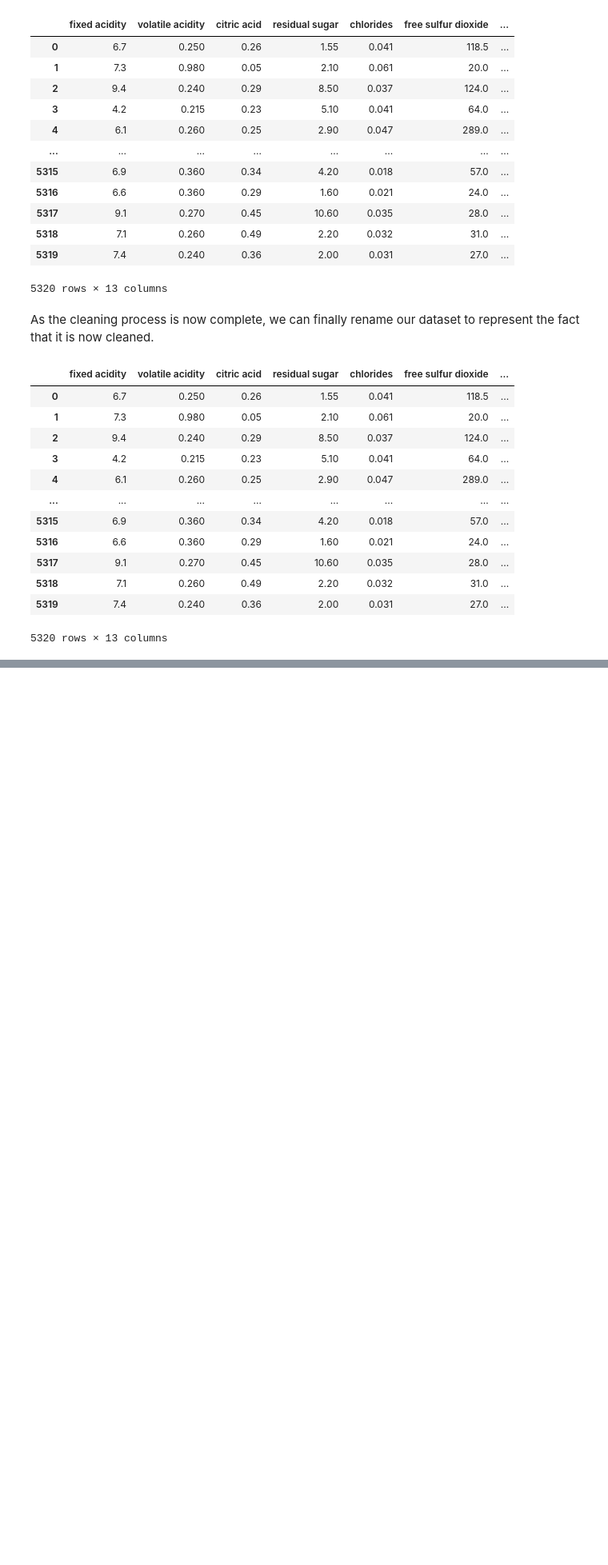
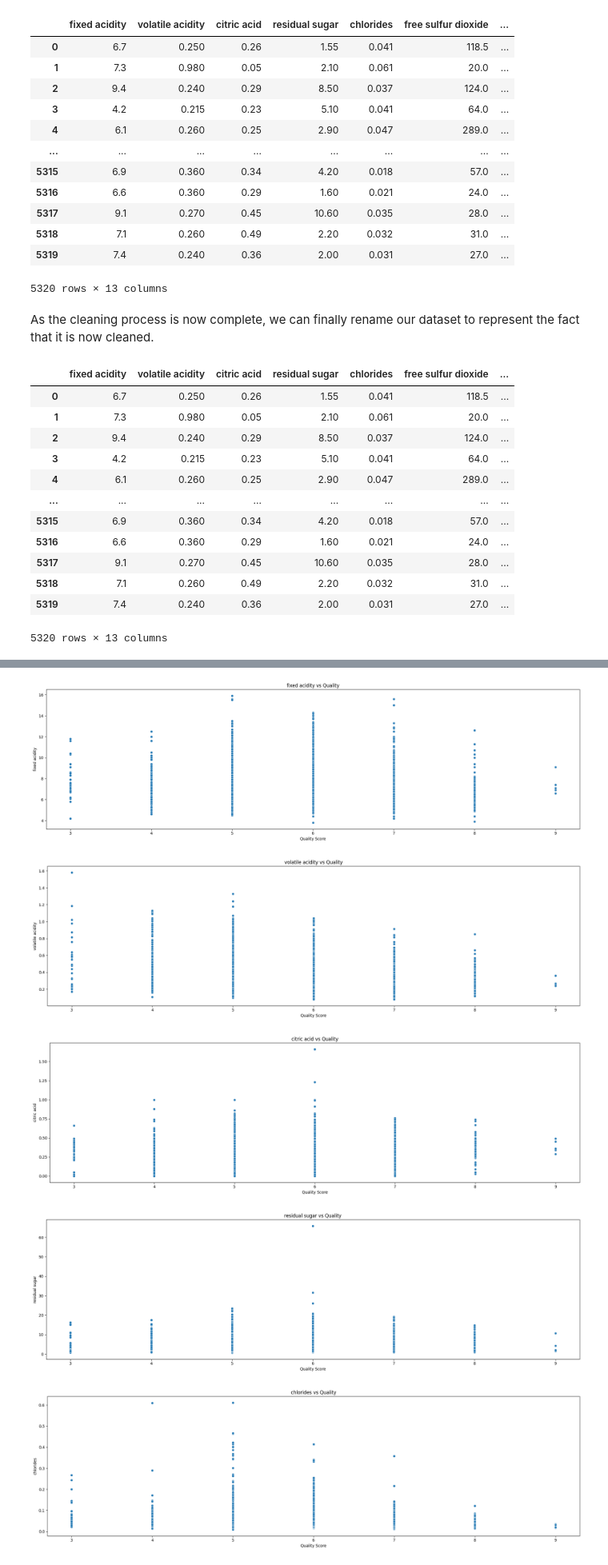
Before and after one commit to larasacodes/ML_Project_LaraAmusan, a Jupyter notebook: Wine_Quality_Predictor_LaraAmusan.ipynb, the cells around one changed output, grey strips where cells are left out. Shown at 80% size. Cells and saved outputs as stored; diff of their text form; code cells hidden in the pictures; blank space fills up the shorter version.

```diff
--- a/Wine_Quality_Predictor_LaraAmusan.ipynb
+++ b/Wine_Quality_Predictor_LaraAmusan.ipynb
@@ -270,0 +292,18 @@ cleaned_wine_data
+# %%
+# For loop plot a scatterplots to see the relationship between wine chemical properties and wine quality
+
+features = ['fixed acidity',	'volatile acidity',	'citric acid',	'residual sugar',	'chlorides',	'free sulfur dioxide',	'total sulfur dioxide',	'density',	'pH',	'sulphates',	'alcohol']
+for feature in features:
+    plt.figure(figsize=(20, 6))
+    sns.scatterplot(x=cleaned_wine_data['quality'], y=cleaned_wine_data[feature])
+    plt.title(f'{feature} vs Quality')
+    plt.xlabel('Quality Score')
+    plt.ylabel(feature)
+    plt.tight_layout()
+    plt.show()
+# %% [output]
+[figure, added]
+[figure, added]
+[figure, added]
+[figure, added]
+[figure, added]
```
Also changed, not shown: parts of 20 cells of this notebook.
